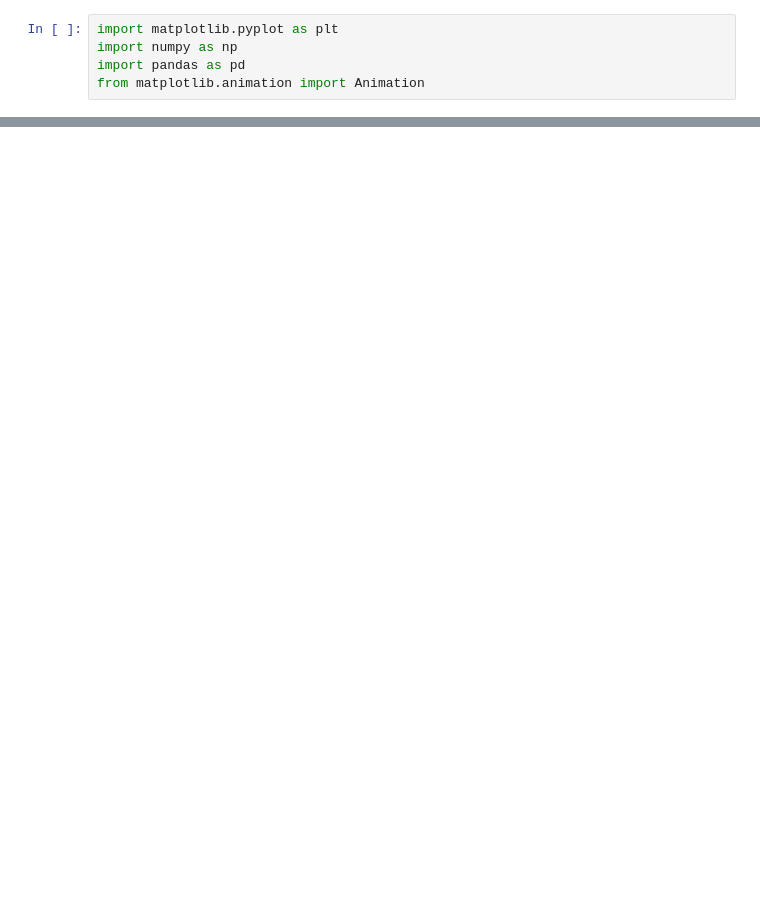
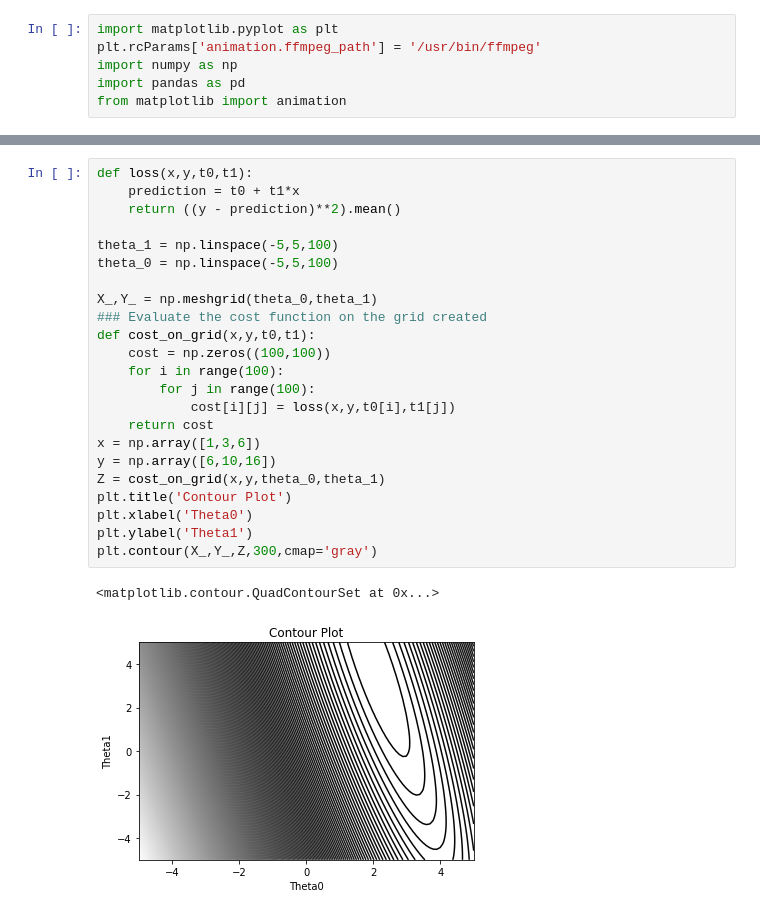
Before and after one commit to sdeepaknarayanan/Machine-Learning, a Jupyter notebook: Assignment 3/16110142_HW3_Q6.ipynb, the cells around one changed output, grey strips where cells are left out. Saved outputs shown, nothing was run; the diff lists cells and outputs as text; blank space fills up the shorter version.

```diff
--- a/Assignment 3/16110142_HW3_Q6.ipynb
+++ b/Assignment 3/16110142_HW3_Q6.ipynb
@@ -5,5 +5,6 @@ I have re-used a part of the code and I acknowledge it.
 # %%
 import matplotlib.pyplot as plt
+plt.rcParams['animation.ffmpeg_path'] = '/usr/bin/ffmpeg'
 import numpy as np
 import pandas as pd
-from matplotlib.animation import Animation
+from matplotlib import animation
@@ -82,0 +11,26 @@ plt.show()
+# %%
+def loss(x,y,t0,t1):
+    prediction = t0 + t1*x
+    return ((y - prediction)**2).mean()
+
+theta_1 = np.linspace(-5,5,100)
+theta_0 = np.linspace(-5,5,100)
+
+X_,Y_ = np.meshgrid(theta_0,theta_1)
+### Evaluate the cost function on the grid created
+def cost_on_grid(x,y,t0,t1):
+    cost = np.zeros((100,100))
+    for i in range(100):
+        for j in range(100):
+            cost[i][j] = loss(x,y,t0[i],t1[j])
+    return cost
+x = np.array([1,3,6])
+y = np.array([6,10,16])
+Z = cost_on_grid(x,y,theta_0,theta_1)
+plt.title('Contour Plot')
+plt.xlabel('Theta0')
+plt.ylabel('Theta1')
+plt.contour(X_,Y_,Z,300,cmap='gray')
+# %% [output]
+<matplotlib.contour.QuadContourSet at 0x...>
+[figure, added]
```
Also changed, not shown: parts of 11 cells of this notebook, 3 other files.
